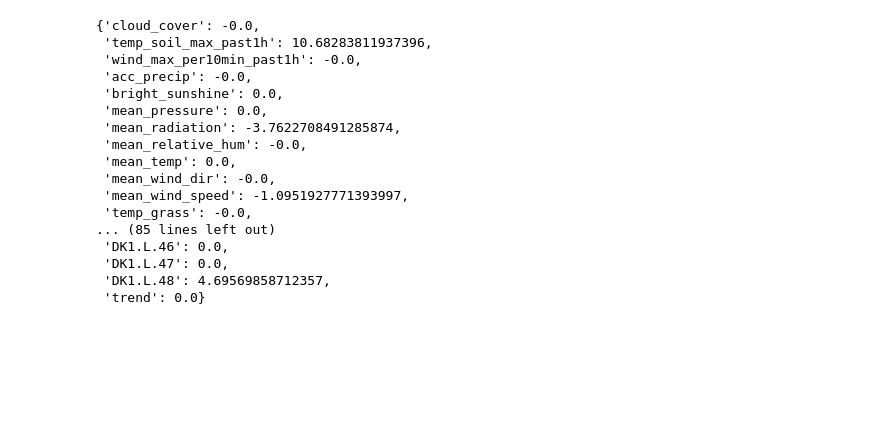
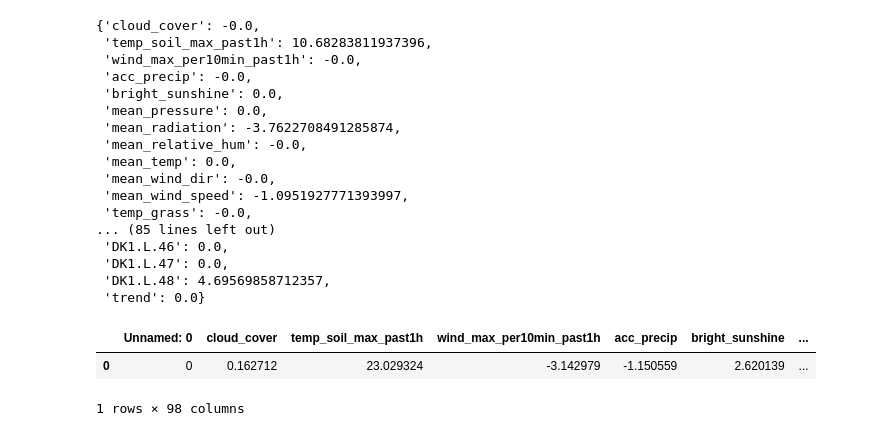
Before and after one commit to sjhpol/ISDS_arbejde, a Jupyter notebook: Exam/LASSOreg copy.ipynb, the cells around one changed output. Cells and saved outputs as stored; diff of their text form; code cells hidden in the pictures; blank space fills up the shorter version.

```diff
--- a/Exam/LASSOreg copy.ipynb
+++ b/Exam/LASSOreg copy.ipynb
@@ -263,3 +263,11 @@ X_test_new.drop('DK2', inplace=True, axis=1)
 
 X_train_new = X_train_new.to_numpy()
 X_test_new  = X_test_new.to_numpy()
+# %%
+df_coef = pd.read_csv('ridge_coef.csv')
+# %%
+df_coef
+# %% [output]
+|  | Unnamed: 0 | cloud_cover | temp_soil_max_past1h | wind_max_per10min_past1h | acc_precip | bright_sunshine | ... |
+| 0 | 0 | 0.162712 | 23.029324 | -3.142979 | -1.150559 | 2.620139 | ... |
+1 rows × 98 columns
```
Also changed, not shown: 4 other files.
